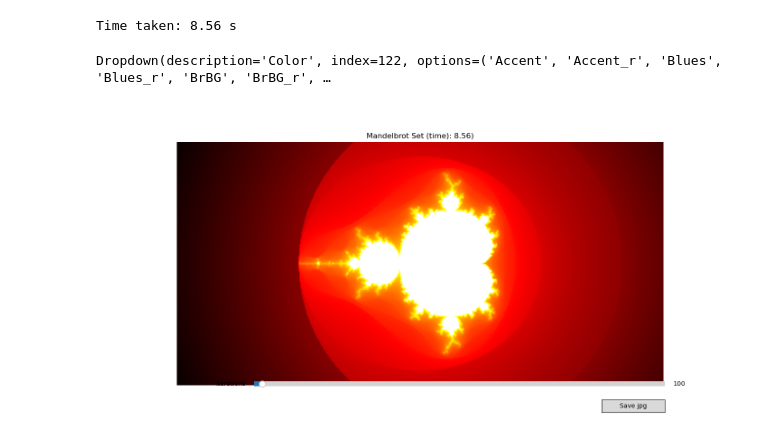
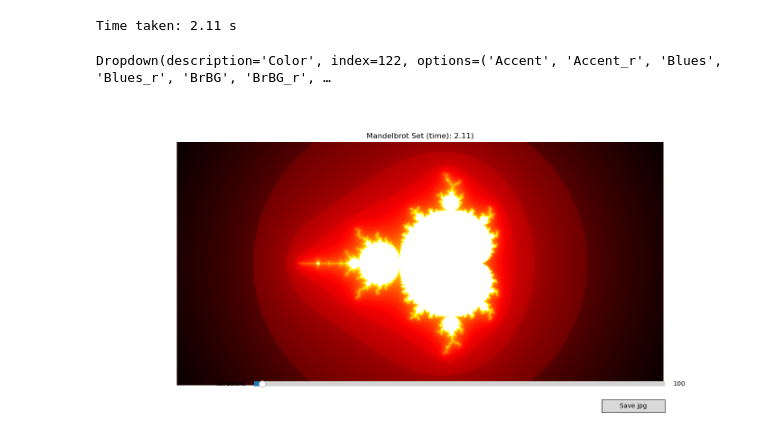
Before and after one commit to HelmutQualtinger/Jupyter, a Jupyter notebook: mandel-explorer.ipynb, the cells around one changed output. Drawn from its saved outputs; the diff is of its cells as text; code cells hidden in the pictures.

```diff
--- a/mandel-explorer.ipynb
+++ b/mandel-explorer.ipynb
@@ -54,16 +54,16 @@ def save_pdf(event):
     1. Generates the Mandelbrot set using the specified parameters.
     2. Replaces the largest values in the set with the second largest values.
     3. Converts the Mandelbrot set data to an RGB image using the current color palette.
-    4. Saves the RGB image as a high-resolution PDF file named 'mandelbrot_high_res.pdf'.
+    4. Saves the RGB image as a high-resolution JPEG file named 'mandelbrot_high_res.jpg'.
     5. Prints a confirmation message indicating the file has been saved.
     """
     global current_palette
-    Z = create_mandelbrot(x_min, x_max, y_min, y_max, 10000, 5000, max_iter)
+    Z = create_mandelbrot(x_min, x_max, y_min, y_max, 4000, 2000, max_iter)
     Z = replace_largest_with_second_largest(Z)
-    Z_rgb = plt.get_cmap(current_palette)(np.log(Z.T-Z.min()+1)/np.log(Z.max()-Z.min()))
+    Z_rgb = plt.get_cmap(current_palette)(np.log(Z.T/Z.min())/np.log(max_iter/Z.min()))
     Z_rgb = (Z_rgb[:, :, :3] * 255).astype(np.uint8)
     plt.imsave('mandelbrot_high_res.pdf', Z_rgb, origin='lower', format='pdf')
-    print("High resolution jpg saved as 'mandelbrot_high_res.pdf'")
+    print("High resolution pdf saved as 'mandelbrot_high_res.pdf'")
 
 
 @nb.njit(fastmath=True)
@@ -81,7 +81,7 @@ def mandelbrot(c, max_iter):
 
     z = c
     for n in range(max_iter):
-        if abs(z) > 2:
+        if z.imag*z.imag + z.real*z.real > 16:
             return n - np.log(np.log2(np.abs(z)))
         z = z*z + c
 
@@ -128,9 +128,9 @@ def create_mandelbrot_torch(x_min, x_max, y_min, y_max, width, height, max_iter)
         numpy.ndarray: A 2D array where each element represents the iteration count at which the corresponding point diverged.
     """
 
-    device = torch.device('mps' if torch.backends.mps.is_available() else 'cpu')
-    r1 = torch.linspace(x_min, x_max, width, dtype=torch.float32, device=device)
-    r2 = torch.linspace(y_min, y_max, height, dtype=torch.float32, device=device)
+    device = torch.device('cpu' if torch.backends.mps.is_available() else 'cpu')
+    r1 = torch.linspace(x_min, x_max, width, dtype=torch.float64, device=device)
+    r2 = torch.linspace(y_min, y_max, height, dtype=torch.float64, device=device)
     c = r1.unsqueeze(1) + 1j * r2.unsqueeze(0)
     z = torch.zeros_like(c)
     div_time = torch.zeros(c.shape, dtype=torch.int32, device=device)
@@ -149,7 +149,7 @@ def update_plot(ax, x_min, x_max, y_min, y_max, max_iter):
     global current_palette
     ax.clear()
     start_time = time.time()
-    Z = create_mandelbrot(x_min, x_max, y_min, y_max, 500, 250, max_iter)
+    Z = create_mandelbrot(x_min, x_max, y_min, y_max, 800, 400, max_iter)
     Z=replace_largest_with_second_largest(Z)
 #    Z_rgb = plt.cm.hot (np.log(Z.T+1-Z.min())/np.log(Z.max()-Z.min()))
 #    Z_rgb = (Z_rgb[:, :, :3] * 255).astype(np.uint8)
@@ -222,32 +222,32 @@ button.on_clicked(save_pdf)
 
 # List of color palettes
 color_palettes = sorted(plt.colormaps())
 
 # Initial color palette
 current_palette = 'hot'
 
 # Function to update the color palette
 def update_palette(label):
     global current_palette
     current_palette = label
     update_plot(ax, x_min, x_max, y_min, y_max, max_iter)
 
 # Create the dropdown menu
 dropdown = widgets.Dropdown(
     options=color_palettes,
     value=current_palette,
     description='Color',
 )
 
 # Display the dropdown menu
 display(dropdown)
 
 # Link the dropdown menu to the update_palette function
 dropdown.observe(lambda change: update_palette(change['new']), names='value')
 
 fig.canvas.toolbar_visible = False
 plt.show()
 # %% [output]
-Time taken: 8.56 s
+Time taken: 2.11 s
 Dropdown(description='Color', index=122, options=('Accent', 'Accent_r', 'Blues', 'Blues_r', 'BrBG', 'BrBG_r', …
-[figure, old version]
+[figure, new version]
```
Also changed, not shown: 1 other file.
